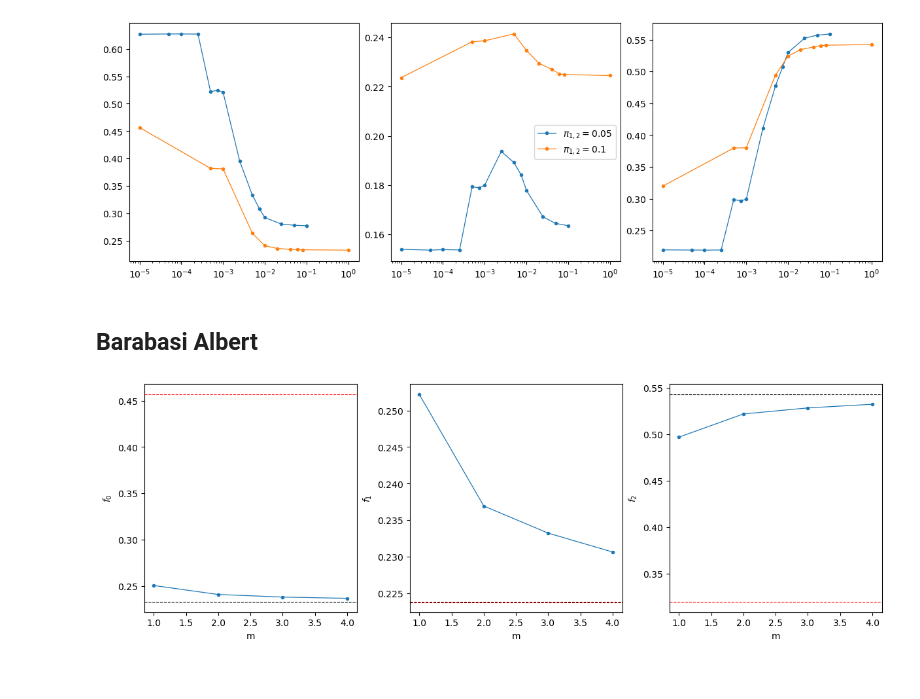
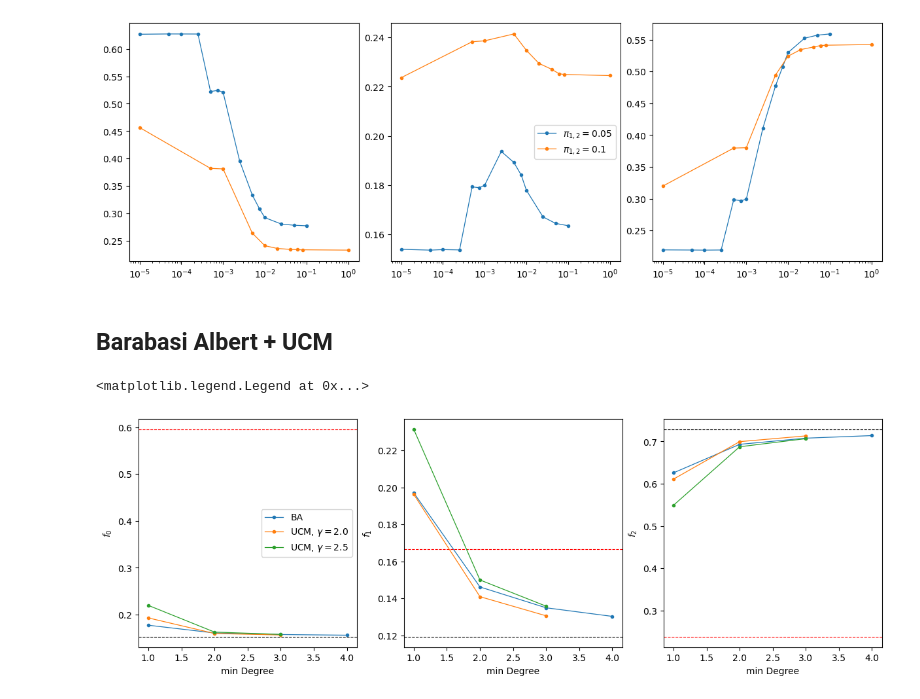
Before and after one commit to dmarchp/TFM_code, a Jupyter notebook: network_models_sim_params/analysis.ipynb, the cells around one changed output. Drawn from its saved outputs; the diff is of its cells as text; code cells hidden in the pictures.

```diff
--- a/network_models_sim_params/analysis.ipynb
+++ b/network_models_sim_params/analysis.ipynb
@@ -112,5 +112,5 @@ ax[1].legend()
 <matplotlib.legend.Legend at 0x...>
 [figure]
 # %% [markdown]
-## Barabasi Albert
+## Barabasi Albert + UCM
 # %%
@@ -127,13 +132,45 @@ df = df.query('N == @N & pi1 == @pi1 & pi2 == @pi2 & q1 == @q1 & q2 == @q2 & l =
+# %%
+# get mean field results:
+subprocess.call(f'python ../det_sols_from_polynomial/f0poly_sols_clean.py {pi1} {pi2} {q1} {q2} {l} -v > sols.dat', shell=True)
+sols = []
+with open('sols.dat', 'r') as file:
+    for line in file.readlines():
+        sols_i = [float(f) for f in line.split()]
+        sols.append(sols_i)
+sol_index=0 if l==0.0  else 1
+fsMF = sols[sol_index]
+
+# get no interaction results
+subprocess.call(f'python ../det_sols_from_polynomial/f0poly_sols_clean.py {(1-l)*pi1} {(1-l)*pi2} {q1} {q2} 0.0 -v > sols.dat', shell=True)
+fsNI = []
+with open('sols.dat', 'r') as file:
+    for line in file.readlines():
+        fsNI = [float(f) for f in line.split()]
 # %%
 fig, ax = plt.subplots(1,3,figsize=(12,4), constrained_layout=True)
 
-if nw_model == 'BA':
-    xlabel = 'm'
+# if nw_model == 'BA':
+#     xlabel = 'm'
 
+xlabel = 'min Degree'
+
+# mean field
+# barabasi albert, NI and mean field
 for i in range(3):
-    ax[i].plot(df['nw_param'], df[f'f{i}'], lw=0.9, marker='.')
+    label='BA' if i==0 else '_nolabel_'
+    ax[i].plot(dfba['nw_param'], dfba[f'f{i}'], lw=0.9, marker='.', label=label)
     ax[i].axhline(fsMF[i], ls='--', lw=0.8, color='k')
-    ax[i].axhline(fsL0[i], ls='--', lw=0.8, color='r')
+    ax[i].axhline(fsNI[i], ls='--', lw=0.8, color='r')
     ax[i].set(ylabel=f'$f_{i}$', xlabel=xlabel)
+
+# ucm:
+for gamma in [2.0, 2.5]:
+    dfucm_g = dfucm.query('gamma == @gamma')
+    for i in range(3):
+        label = f'UCM, $\gamma = {gamma}$' if i == 0 else '_nolabel_'
+        ax[i].plot(dfucm_g['minDegree'], dfucm_g[f'f{i}'], lw=0.9, marker='.', label=label)
+
+ax[0].legend()
 # %% [output]
+<matplotlib.legend.Legend at 0x...>
-[figure, old version]
+[figure, new version]
```
Also changed, not shown: parts of 1 cell of this notebook, 14 other files.
